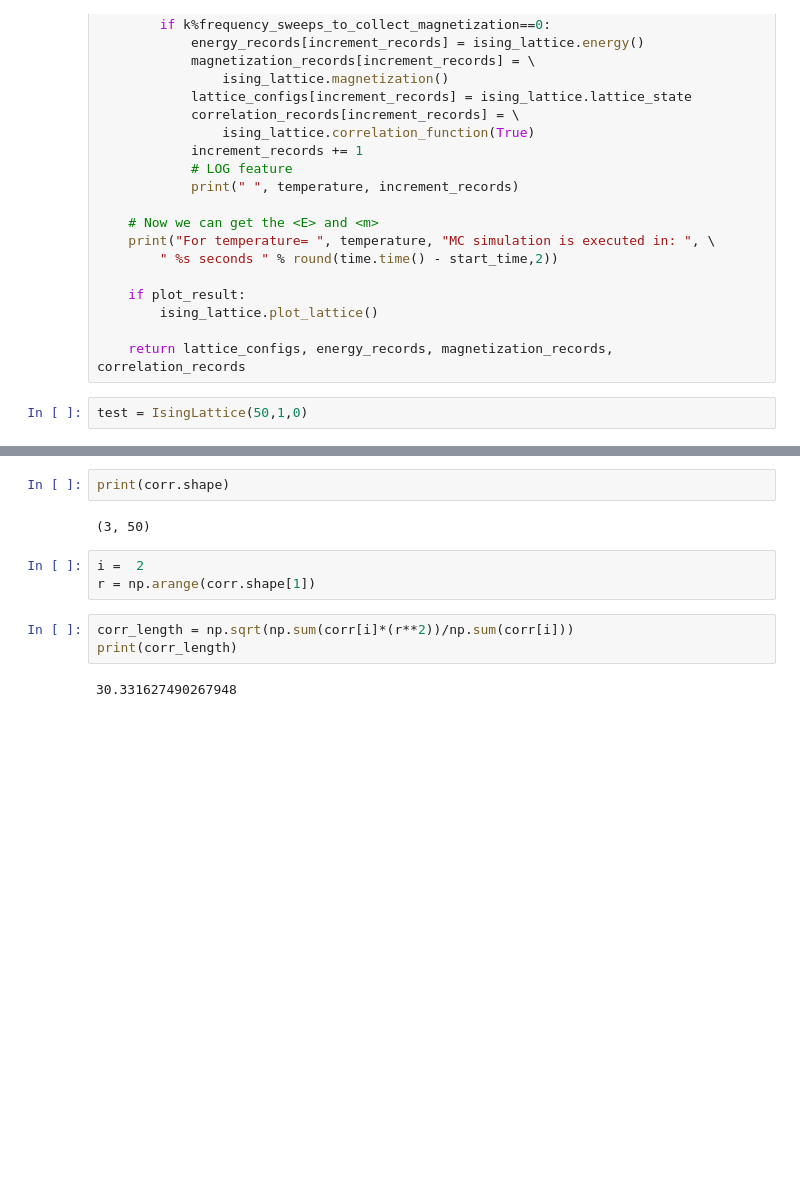
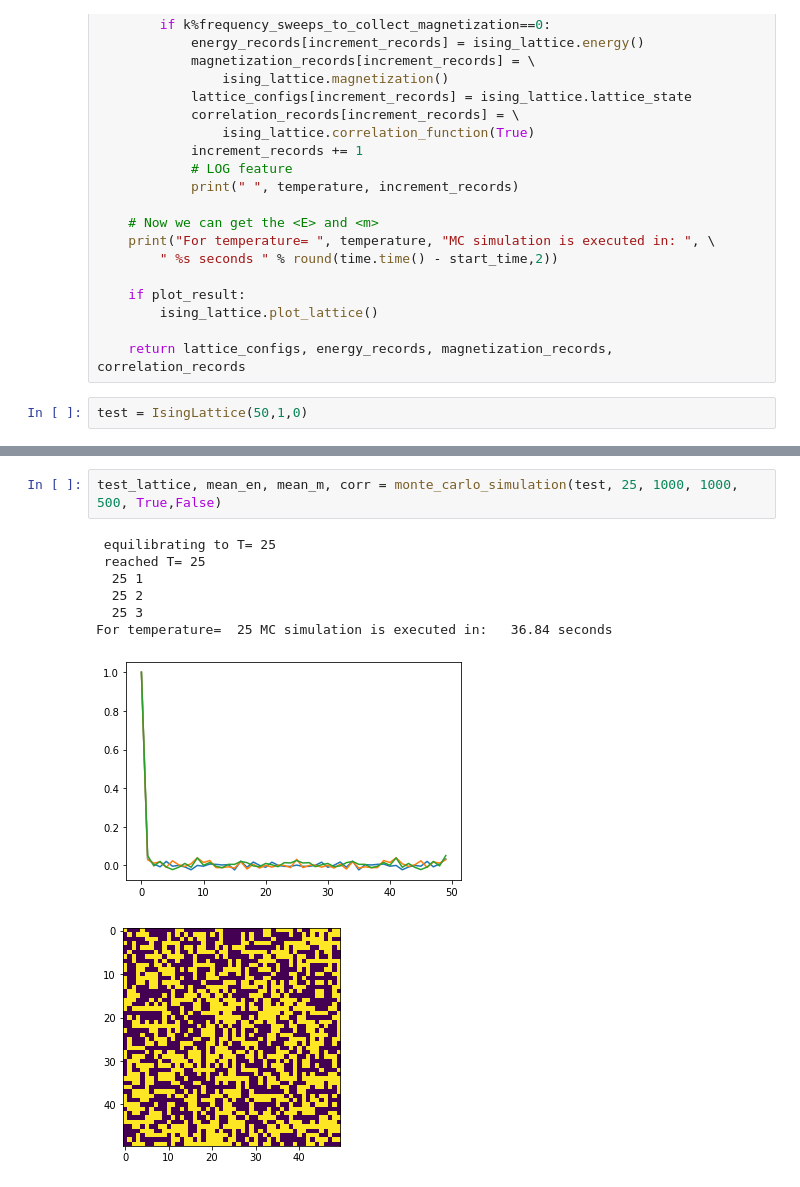
Before and after one commit to DisQS/MachineLearning-IsingModel2D, a Jupyter notebook: MakeIsing/notebooks/correlation.ipynb, the cells around one changed output, grey strips where cells are left out. Drawn from its saved outputs; the diff is of its cells as text; blank space fills up the shorter version.

```diff
--- a/MakeIsing/notebooks/correlation.ipynb
+++ b/MakeIsing/notebooks/correlation.ipynb
@@ -283,12 +283,11 @@ For temperature=  2.5 MC simulation is executed in:   41.61 seconds
-# %%
-print(corr.shape)
-# %% [output]
-(3, 50)
-# %%
-i =  2
-r = np.arange(corr.shape[1])
-# %%
-corr_length = np.sqrt(np.sum(corr[i]*(r**2))/np.sum(corr[i]))
-print(corr_length)
-# %% [output]
-30.331627490267948
+# %%
+test_lattice, mean_en, mean_m, corr = monte_carlo_simulation(test, 25, 1000, 1000, 500, True,False)
+# %% [output]
+ equilibrating to T= 25
+ reached T= 25
+  25 1
+  25 2
+  25 3
+For temperature=  25 MC simulation is executed in:   36.84 seconds
+[figure, added]
+[figure, added]
```
Also changed, not shown: parts of 1 cell of this notebook.
